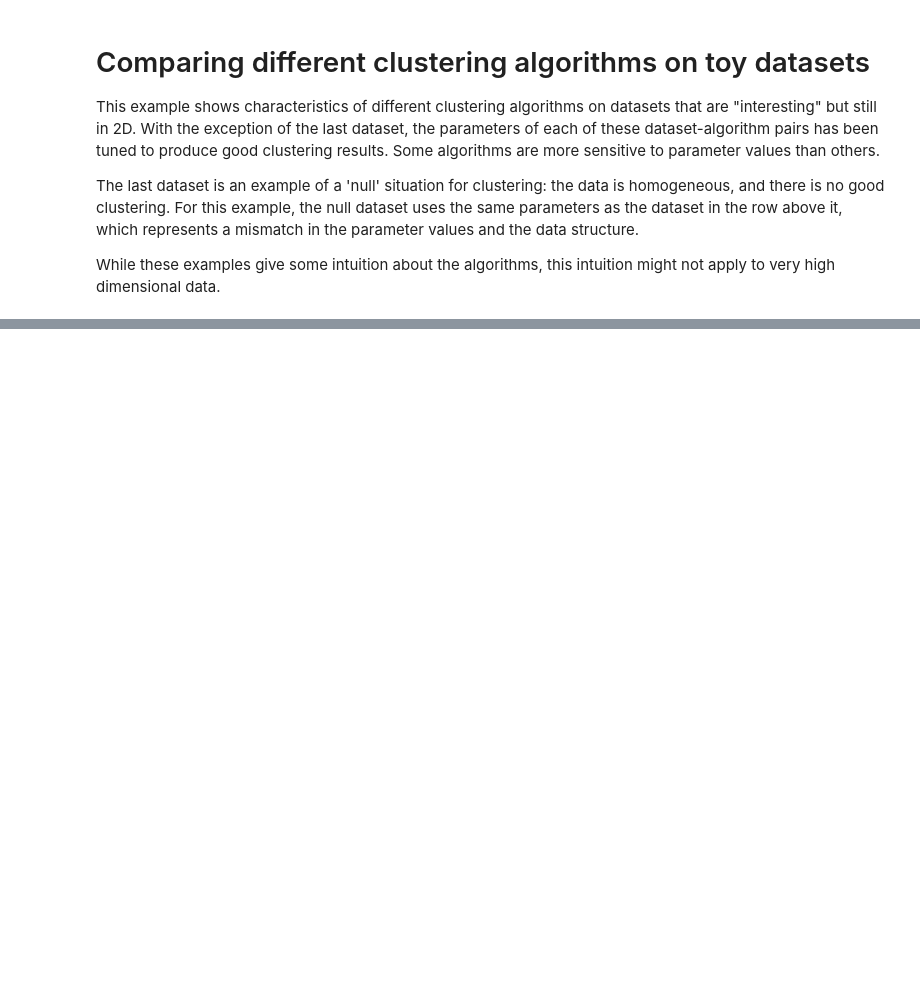
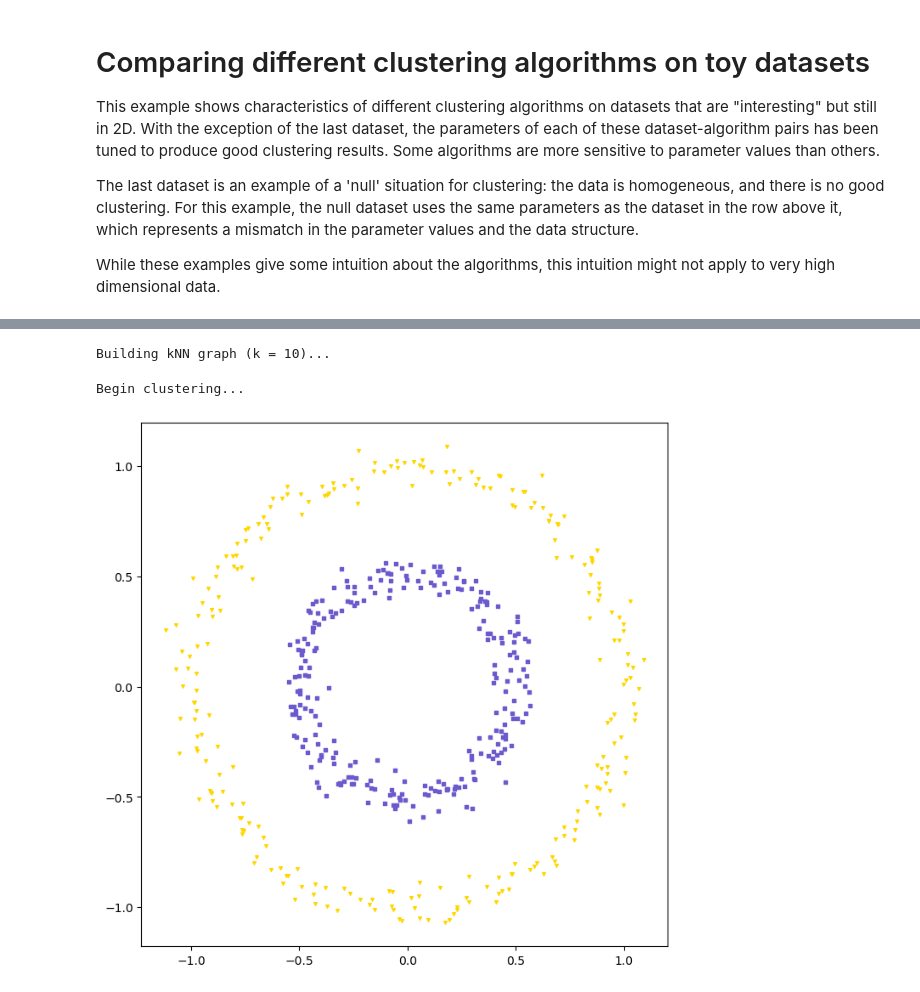
Before and after one commit to nmartinbekier/chameleon_cluster, a Jupyter notebook: chameleon_cluster/sklearn_cham_plot_cluster_comparison.ipynb, the cells around one changed output, grey strips where cells are left out. Drawn from its saved outputs; the diff is of its cells as text; code cells hidden in the pictures; blank space fills up the shorter version.

Commit message:
Got noisy circles to work with chameleon

```diff
--- a/chameleon_cluster/sklearn_cham_plot_cluster_comparison.ipynb
+++ b/chameleon_cluster/sklearn_cham_plot_cluster_comparison.ipynb
@@ -321,0 +277,11 @@ plt.show()
+# %%
+res = cluster(noisy_circles_df, 2, knn=10, m=25, alpha=2.0, verbose=False, plot=False)
+# %% [output]
+Building kNN graph (k = 10)...
+Begin clustering...
+# %%
+plt.figure(figsize = (8, 8))
+# draw a 2-D scatter plot with result
+plot2d_data(res)
+# %% [output]
+[figure, added]
```
Also changed, not shown: parts of 9 cells of this notebook.
